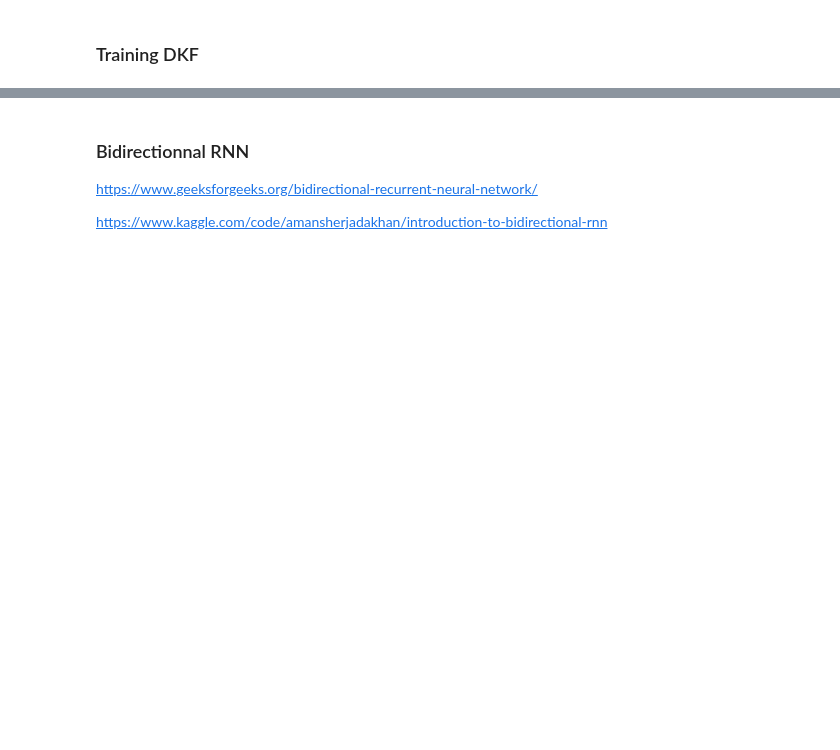
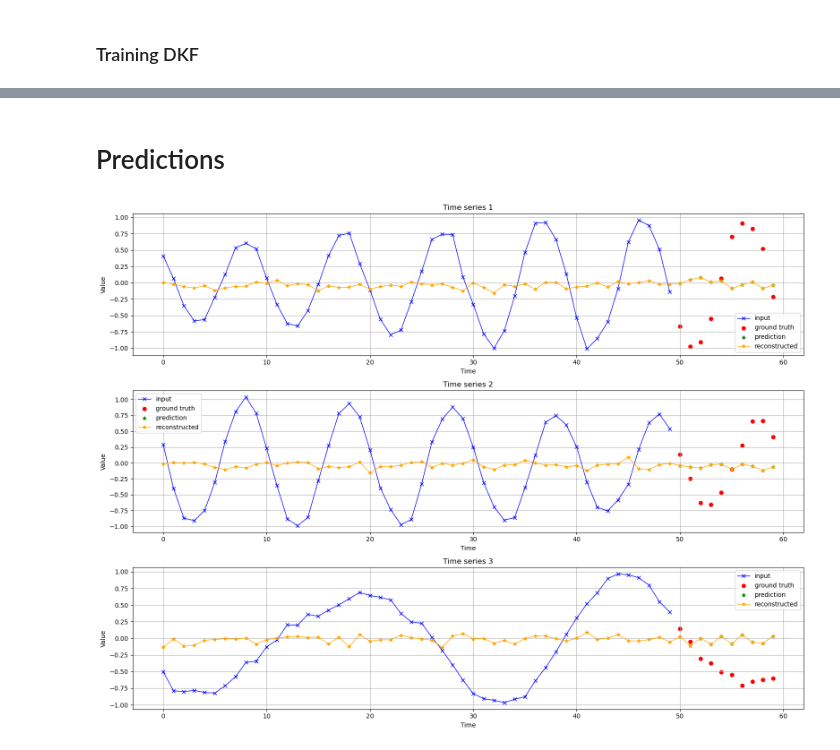
Before and after one commit to BenjaminDeporte/MVA_Stage, a Jupyter notebook: Train_DKF.ipynb, the cells around one changed output, grey strips where cells are left out. Saved outputs shown, nothing was run; the diff lists cells and outputs as text; code cells hidden in the pictures; blank space fills up the shorter version.

```diff
--- a/Train_DKF.ipynb
+++ b/Train_DKF.ipynb
@@ -1251,6 +1158,34 @@ plt.show()
-# %% [markdown]
-### Bidirectionnal RNN
-
-https://www.geeksforgeeks.org/bidirectional-recurrent-neural-network/
-
-https://www.kaggle.com/code/amansherjadakhan/introduction-to-bidirectional-rnn
+# %% [markdown]
+# Predictions
+# %%
+N_SAMPLES = 3
+
+fig, axs = plt.subplots(N_SAMPLES, 1, figsize=(16, 4 * N))
+for i in range(N):
+    input = torch.tensor(X_valid[i], device=device).unsqueeze(1).unsqueeze(2)
+    # print(f"input shape : {input.shape}")
+    target = torch.tensor(y_valid[i], device=device)
+    target = target.cpu().detach().numpy()
+    predictions, all_xs = dkf.predict(input, n_ahead)
+    # print(f"predictions shape : {predictions.shape}")
+    predictions = predictions.squeeze().cpu().detach().numpy()
+    all_xs = all_xs.squeeze().cpu().detach().numpy()
+
+    axs[i].plot(input.squeeze().cpu().detach().numpy(), color='blue', marker="x", linewidth=1, label="input")
+
+    futures = np.arange(n_steps, n_steps+n_ahead)
+    axs[i].scatter(futures, target, color='red', marker="o", linewidth=1, label="ground truth")
+    axs[i].scatter(futures, predictions, color='green', marker="*", linewidth=1, label="prediction")
+
+    all_times = np.arange(n_steps+n_ahead)
+    axs[i].plot(all_times, all_xs, color='orange', marker="*", linewidth=1, label="reconstructed")
+
+    axs[i].set_title(f"Time series {i+1}")
+    axs[i].set_xlabel("Time")
+    axs[i].set_ylabel("Value")
+    axs[i].legend()
+    axs[i].grid(True)
+plt.tight_layout()
+plt.show()
+# %% [output]
+[figure, added]
```
Also changed, not shown: parts of 29 cells of this notebook, 2 other files.
